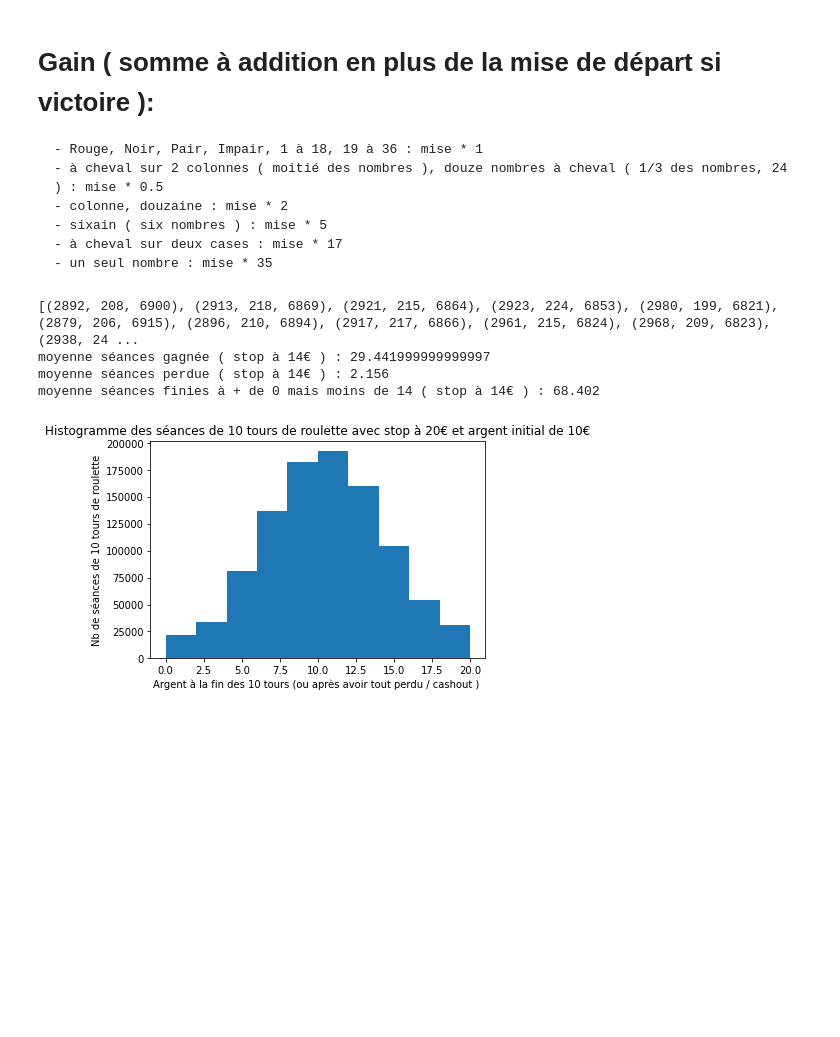
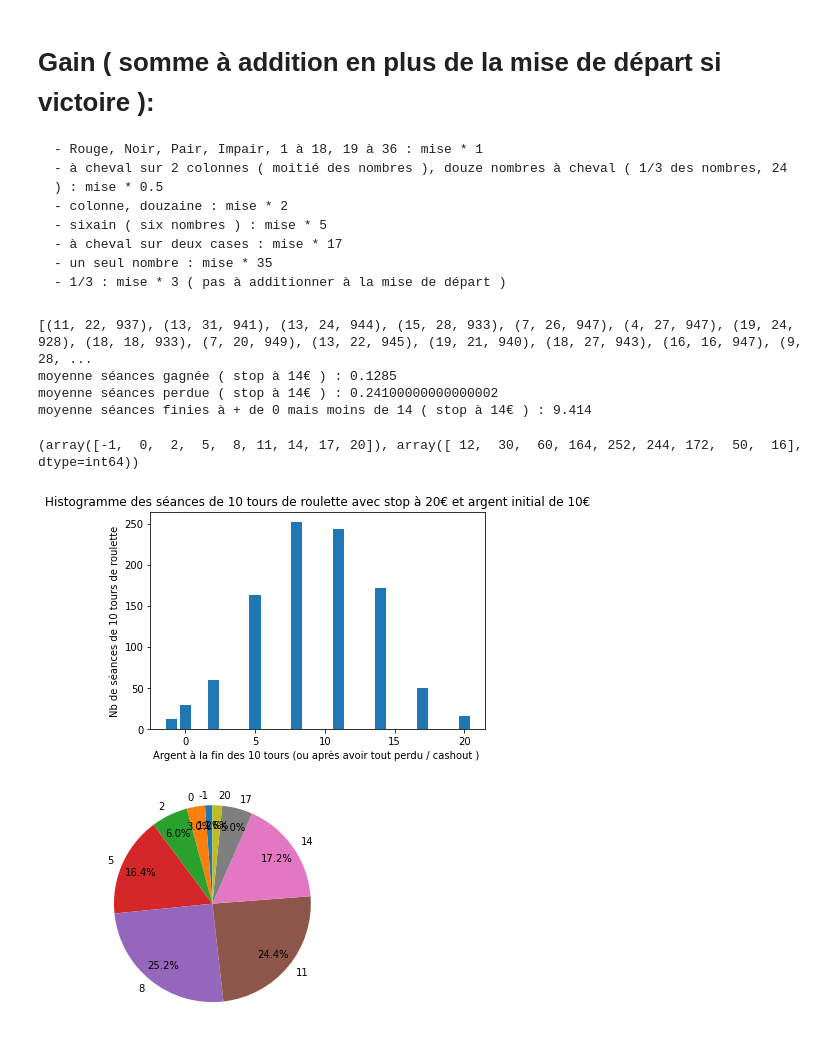
Before and after one commit to gablaxy/Proba-Roulette, a Jupyter notebook: roulette.ipynb, the cells around one changed output. Drawn from its saved outputs; the diff is of its cells as text; code cells hidden in the pictures; blank space fills up the shorter version.

```diff
--- a/roulette.ipynb
+++ b/roulette.ipynb
@@ -7,6 +7,7 @@
     - sixain ( six nombres ) : mise * 5
     - à cheval sur deux cases : mise * 17
     - un seul nombre : mise * 35
+    - 1/3 : mise * 3 ( pas à additionner à la mise de départ )
 # %%
 import numpy as np
 import numpy.random as rd
@@ -25,13 +26,26 @@ def rouge_noir(nb):
     else:
         return 0
 
+def tiers(nb):
+    tiers_1 = [3,6,9,12,15,18,21,24,27,30,33,36]
+    tiers_2 = [2,5,8,11,14,17,20,23,26,29,32,35]
+    tiers_3 = [1,4,7,10,13,16,19,22,25,28,31,34]
+    if nb in tiers_1:
+        return 1
+    elif nb in tiers_2:
+        return 2
+    elif nb in tiers_3:
+        return 3
+    else:
+        return 0
+
 def pair_impair(nb):
     if nb % 2 == 0:
         return 0
     else:
         return 1
 
-def victoire(nb, argent): # on considère que l'on joue à chaque partie 1€ sur rouge et 1€ sur pair
+def victoire_pair_rouge(nb, argent): # on considère que l'on joue à chaque partie 1€ sur rouge et 1€ sur pair
     argent -= 2
     if(rouge_noir(nb) == 1 and pair_impair(nb) == 0):
         argent += 4
@@ -44,12 +58,20 @@ def victoire(nb, argent): # on considère que l'on joue à chaque partie 1€ su
 
     return argent
 
+def victoire_tiers(nb, argent): # on considère que l'on joue à chaque partie 1€ sur le tiers 1 et 1€ sur le tiers 2
+    argent -= 2
+    if(tiers(nb) == 1 or tiers(nb) == 2):
+        argent += 3
+
+    return argent
+
+
 def partie(cashin,tirage): # cashin = prix auquel on veut stopper la partie, tirage = nombre de tirage par partie
     argent_base = 10
     max = argent_base
     for i in tirage_num(tirage):
         if(argent_base > 0 and argent_base < cashin):
-            argent_base = victoire(i, argent_base)
+            argent_base = victoire_tiers(i, argent_base)
             if(argent_base > max):
                 max = argent_base
         else:
@@ -62,7 +84,7 @@ def npartie_return_argent(n,cashin, tirage): # comme au dessus mais le boucle n
         argent_base = 10
         for i in tirage_num(tirage):
             if(argent_base > 0 and argent_base < cashin):
-                argent_base = victoire(i, argent_base)
+                argent_base = victoire_tiers(i, argent_base)
             else:
                 break
         list.append(argent_base)
@@ -86,7 +108,7 @@ def npartie(n,cashin,tirage): # n = nombre de partie que l'on veut faire, cashin
 list = []
 count = 20
 for i in range(count):
-    list.append(npartie(10000,14,10))
+    list.append(npartie(1000,20,10))
 
 print(list)
 
@@ -104,21 +126,30 @@ print("moyenne séances gagnée ( stop à 14€ ) :", (gagnee_moy/count)/100)
 print("moyenne séances perdue ( stop à 14€ ) :", (perdue_moy/count)/100)
 print("moyenne séances finies à + de 0 mais moins de 14 ( stop à 14€ ) :", (autre_moy/count)/100)
 # %% [output]
-[(2892, 208, 6900), (2913, 218, 6869), (2921, 215, 6864), (2923, 224, 6853), (2980, 199, 6821), (2879, 206, 6915), (2896, 210, 6894), (2917, 217, 6866), (2961, 215, 6824), (2968, 209, 6823), (2938, 24 ...
-moyenne séances gagnée ( stop à 14€ ) : 29.441999999999997
-moyenne séances perdue ( stop à 14€ ) : 2.156
-moyenne séances finies à + de 0 mais moins de 14 ( stop à 14€ ) : 68.402
+[(11, 22, 937), (13, 31, 941), (13, 24, 944), (15, 28, 933), (7, 26, 947), (4, 27, 947), (19, 24, 928), (18, 18, 933), (7, 20, 949), (13, 22, 945), (19, 21, 940), (18, 27, 943), (16, 16, 947), (9, 28, ...
+moyenne séances gagnée ( stop à 14€ ) : 0.1285
+moyenne séances perdue ( stop à 14€ ) : 0.24100000000000002
+moyenne séances finies à + de 0 mais moins de 14 ( stop à 14€ ) : 9.414
 # %%
 import numpy as np
 import matplotlib.pyplot as plt
 
 Tab = []
-Tab.append(npartie_return_argent(1000000,20,10))
+Tab.append(npartie_return_argent(1000,20,10))
+res = np.unique(Tab, return_counts = True)
+print(res)
 
-plt.hist(Tab)
+plt.bar(res[0], res[1])
 plt.ylabel('Nb de séances de 10 tours de roulette')
 plt.xlabel('Argent à la fin des 10 tours (ou après avoir tout perdu / cashout ) ')
 plt.title('Histogramme des séances de 10 tours de roulette avec stop à 20€ et argent initial de 10€')
+
+fig1, ax1 = plt.subplots()
+ax1.pie(res[1], labels=res[0], autopct='%1.1f%%', startangle=90, pctdistance=0.8)
+ax1.axis('equal')
+
 plt.show()
 # %% [output]
+(array([-1,  0,  2,  5,  8, 11, 14, 17, 20]), array([ 12,  30,  60, 164, 252, 244, 172,  50,  16], dtype=int64))
-[figure, old version]
+[figure, new version]
+[figure, added]
```
Also changed, not shown: 1 other file.
